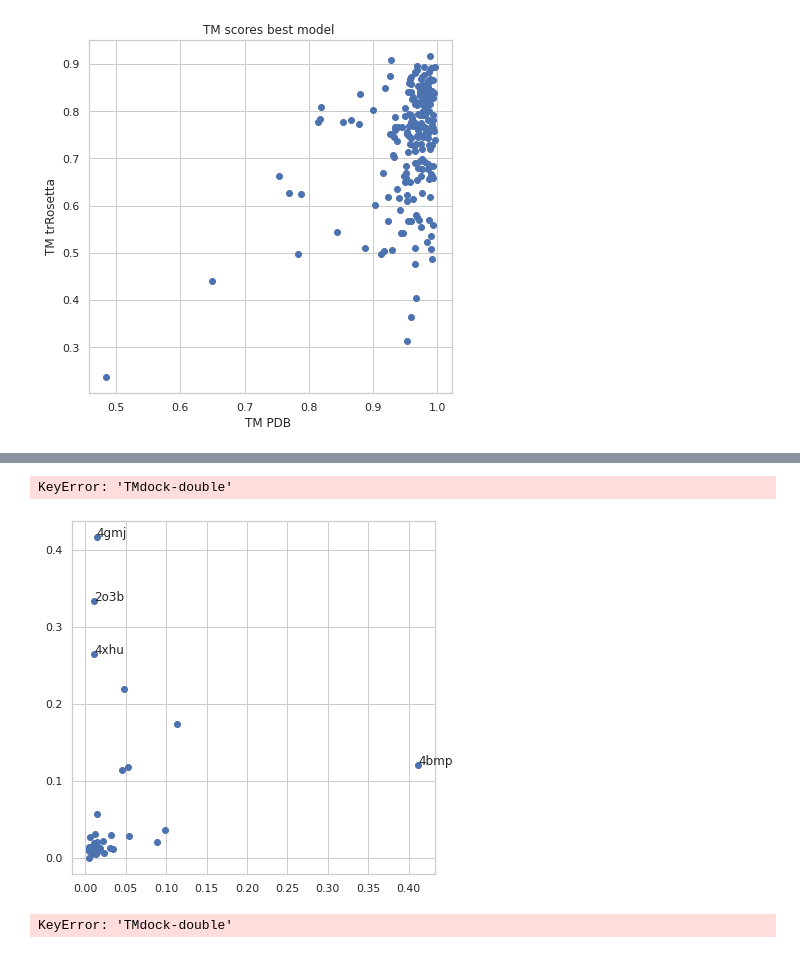
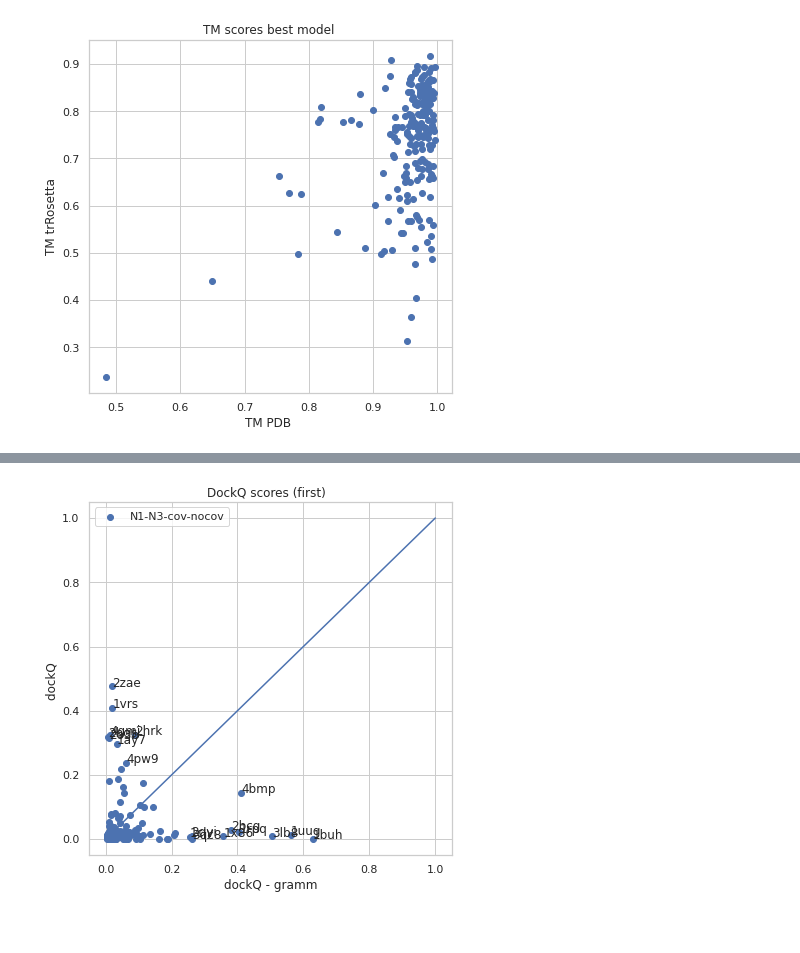
Before and after one commit to ElofssonLab/bioinfo-toolbox, a Jupyter notebook: trRosetta/csvplot-papers.ipynb, the cells around one changed output, grey strips where cells are left out. Drawn from its saved outputs; the diff is of its cells as text; code cells hidden in the pictures; blank space fills up the shorter version.

Commit message:
notebook to make figures for paper done

```diff
--- a/trRosetta/csvplot-papers.ipynb
+++ b/trRosetta/csvplot-papers.ipynb
@@ -123,6 +123,7 @@ df.fillna(0)
 16464 rows × 48 columns
 # %%
 #df.loc[df.JHparams=="N1-N3-new"]
+Dockingset=Rosettaset+["gramm","TMdock-double"]
 # %%
 r=re.compile("^PDB|^pdb")
 datasets=df.JHparams.unique()
@@ -698,0 +718,29 @@ dict_keys(['-N 3 --cpu 8', 'confold', 'gramm', 'homodimer', 'ispred', '-N 1 -E 1
+# %%
+cutoff=0.23
+f, ax = plt.subplots(figsize=(6.5, 6.5))
+baseset="N1-N3-cov-nocov"
+for d in Rosettaset:
+    if d==baseset:continue
+    #print (d)
+    df_merged = pd.merge(data_first[baseset],data_first[d], on=['code'],how="inner")
+    #print (df_merged)
+    #newdf=df_merged["dockQ_x","dockQ_y"]  #.loc[(df_merged.dockQ_x>cutoff or df_merged.dockQ_y>cutoff) ]
+    plt.scatter(df_merged.dockQ_x,df_merged.dockQ_y,label=d)
+    for i, txt in enumerate(df_merged.name_x):
+        #print (i,txt)
+        try:
+            sstr=txt[0:4]
+        except:
+            sstr=df_merged.name_y[i][0:4]
+        #if (df_merged.dockQ_x[i]> cutoff or df_merged.dockQ_y[i]>cutoff):
+        if (df_merged.dockQ_y[i]> cutoff and ( df_merged.dockQ_y[i]-0.1>df_merged.dockQ_x[i])):
+            ax.annotate(sstr, (df_merged.dockQ_x[i], df_merged.dockQ_y[i]))
+x=[0,.6]
+y=[0,0.6]
+plt.plot(x,y)
+ax.legend()
+ax.set_title("DockQ scores (best)  ")
+ax.set_xlabel("dockQ - "+baseset)
+ax.set_ylabel("dockQ ")
+
+plt.savefig("Trrosetta-first.png")
@@ -699,36 +749,34 @@ dict_keys(['-N 3 --cpu 8', 'confold', 'gramm', 'homodimer', 'ispred', '-N 1 -E 1
 # %%
 cutoff=0.23
 f, ax = plt.subplots(figsize=(6.5, 6.5))
-for d in ["N1-N3-new","TMdock-double"]:
+for d in ["N1-N3-cov-nocov","TMdock-double"]:
     #if d!="N1-merged":continue
     #print (d)
     df_merged = pd.merge(data_first["gramm"],data_first[d], on=['code'],how="inner")
     #print (df_merged)
     #newdf=df_merged["dockQ_x","dockQ_y"]  #.loc[(df_merged.dockQ_x>cutoff or df_merged.dockQ_y>cutoff) ]
     plt.scatter(df_merged.dockQ_x,df_merged.dockQ_y,label=d)
     for i, txt in enumerate(df_merged.name_x):
         #print (i,txt)
         try:
             sstr=txt[0:4]
         except:
             sstr=df_merged.name_y[i][0:4]
         if (df_merged.dockQ_x[i]> cutoff or df_merged.dockQ_y[i]>cutoff):
             ax.annotate(sstr, (df_merged.dockQ_x[i], df_merged.dockQ_y[i]))
 x=[0,1.0]
 y=[0,1.0]
 plt.plot(x,y)
 ax.legend()
 ax.set_title("DockQ scores (first)  ")
 ax.set_xlabel("dockQ - gramm")
 ax.set_ylabel("dockQ ")
 
-plt.savefig("tr-tn-gramm.png")
+plt.savefig("tr-tm-gramm-first.png")
 #cat.add_categories([1])
 #df_merged.fillna(0, inplace =True)
 # %% [output]
-KeyError: 'TMdock-double'
-[figure, old version]
+[figure, new version]
-KeyError: 'TMdock-double'
 # %%
 selset=['-N 3 --cpu 8', '-N 1 -E 1.e-100 --cpu 8', '-N 1 -E 1.e-2 ',  '-N 1 -E 1.e-10 --cpu 8 ',  '-N 3 --incE 1.e-2', '-N 5 --cpu 8']
 #codes=df_max.loc[df_max.params.isin(selset)]["CODE"].unique()
```
Also changed, not shown: parts of 128 cells of this notebook.
